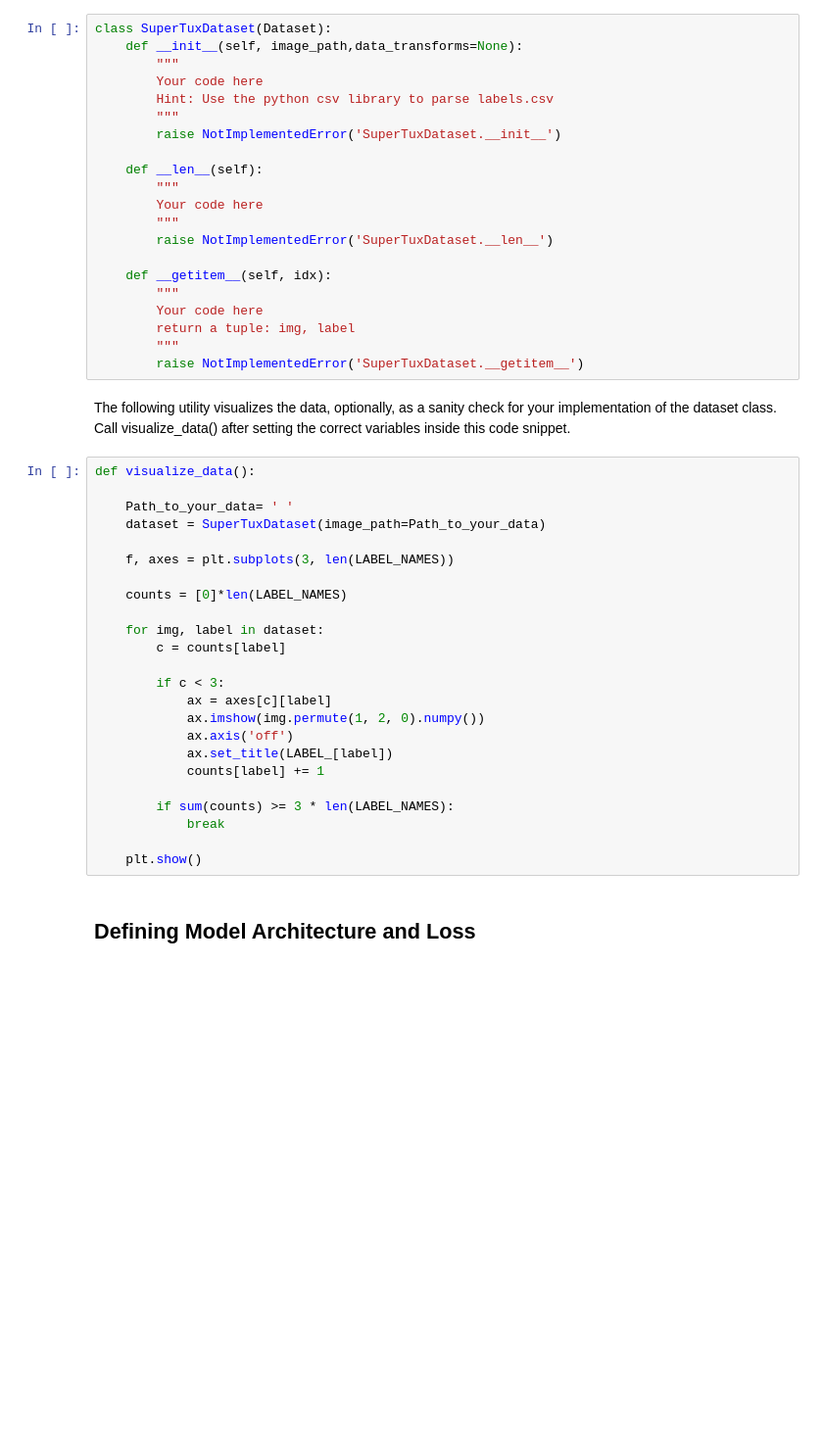
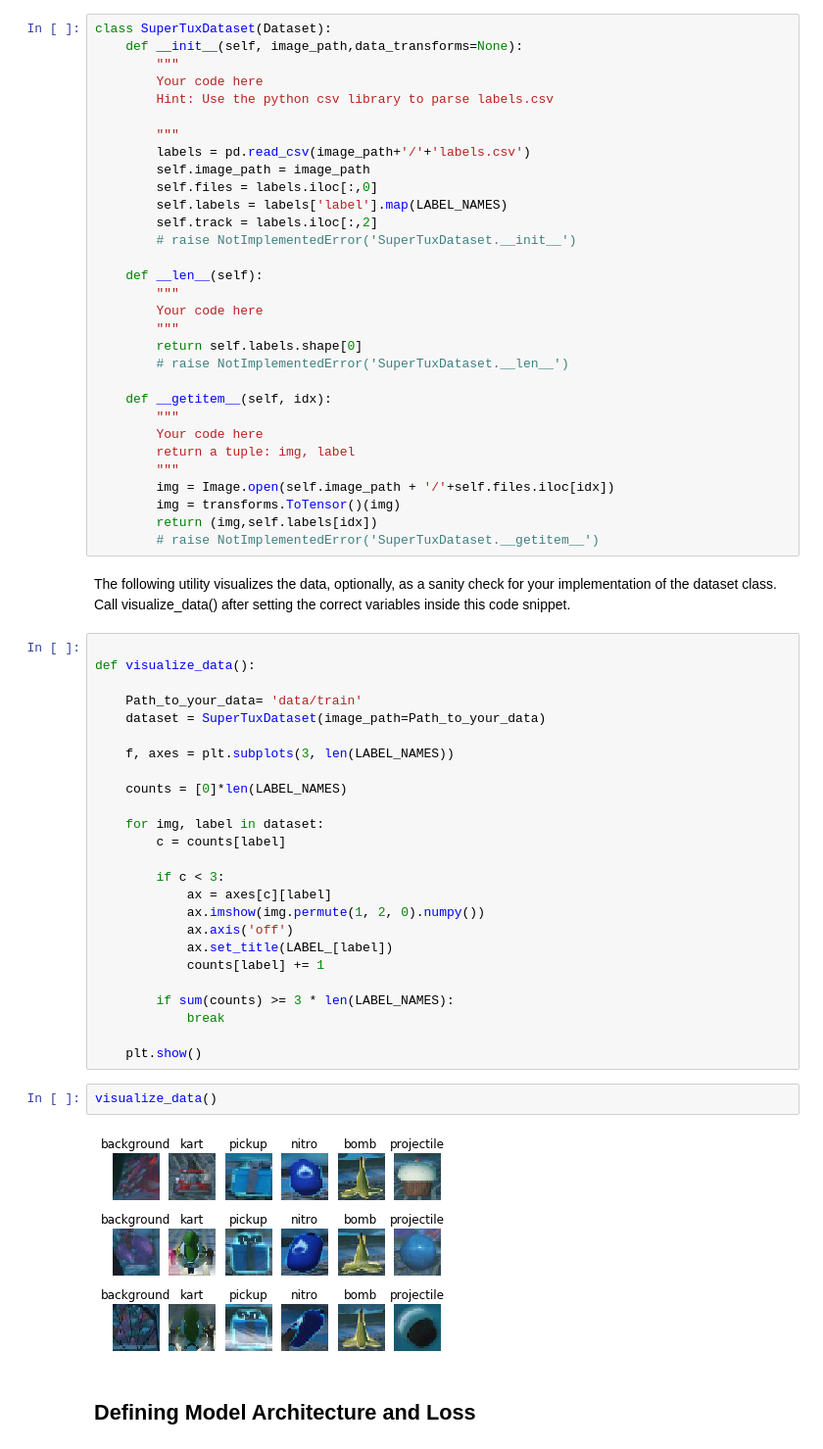
Before and after one commit to iamliguangming/CIS519, a Jupyter notebook: HW5/cis519-hw5-skeleton.ipynb, the cells around one changed output. Shown at 98% size. Drawn from its saved outputs; the diff is of its cells as text; blank space fills up the shorter version.

Commit message:
Done training the model

```diff
--- a/HW5/cis519-hw5-skeleton.ipynb
+++ b/HW5/cis519-hw5-skeleton.ipynb
@@ -48,27 +46,38 @@ class SuperTuxDataset(Dataset):
         """
         Your code here
         Hint: Use the python csv library to parse labels.csv
+
         """
-        raise NotImplementedError('SuperTuxDataset.__init__')
+        labels = pd.read_csv(image_path+'/'+'labels.csv')
+        self.image_path = image_path
+        self.files = labels.iloc[:,0]
+        self.labels = labels['label'].map(LABEL_NAMES)
+        self.track = labels.iloc[:,2]
+        # raise NotImplementedError('SuperTuxDataset.__init__')
 
     def __len__(self):
         """
         Your code here
         """
-        raise NotImplementedError('SuperTuxDataset.__len__')
+        return self.labels.shape[0]
+        # raise NotImplementedError('SuperTuxDataset.__len__')
 
     def __getitem__(self, idx):
         """
         Your code here
         return a tuple: img, label
         """
-        raise NotImplementedError('SuperTuxDataset.__getitem__')
+        img = Image.open(self.image_path + '/'+self.files.iloc[idx])
+        img = transforms.ToTensor()(img)
+        return (img,self.labels[idx])
+        # raise NotImplementedError('SuperTuxDataset.__getitem__')
 # %% [markdown]
 The following utility visualizes the data, optionally, as a sanity check for your implementation of the dataset class. Call visualize_data() after setting the correct variables inside this code snippet.
 # %%
+
 def visualize_data():
 
-    Path_to_your_data= ' '
+    Path_to_your_data= 'data/train'
     dataset = SuperTuxDataset(image_path=Path_to_your_data)
 
     f, axes = plt.subplots(3, len(LABEL_NAMES))
@@ -89,6 +98,10 @@ def visualize_data():
             break
 
     plt.show()
+# %%
+visualize_data()
+# %% [output]
+[figure, added]
 # %% [markdown]
 ## Defining Model Architecture and Loss
 # %%
```
Also changed, not shown: parts of 7 cells of this notebook, 23 other files.
